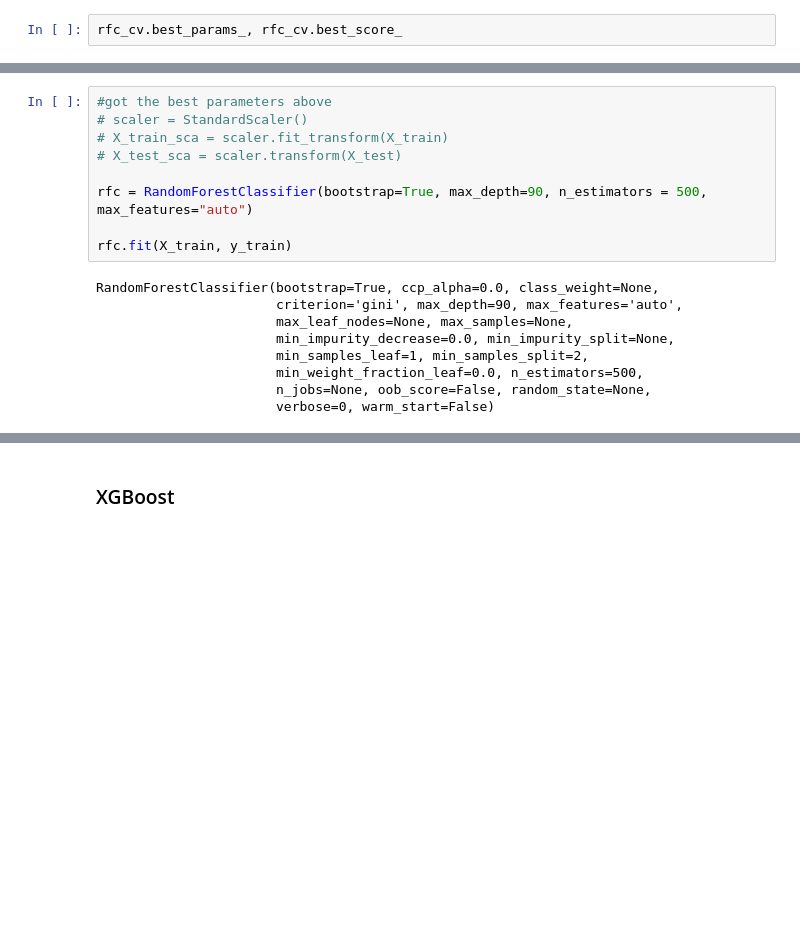
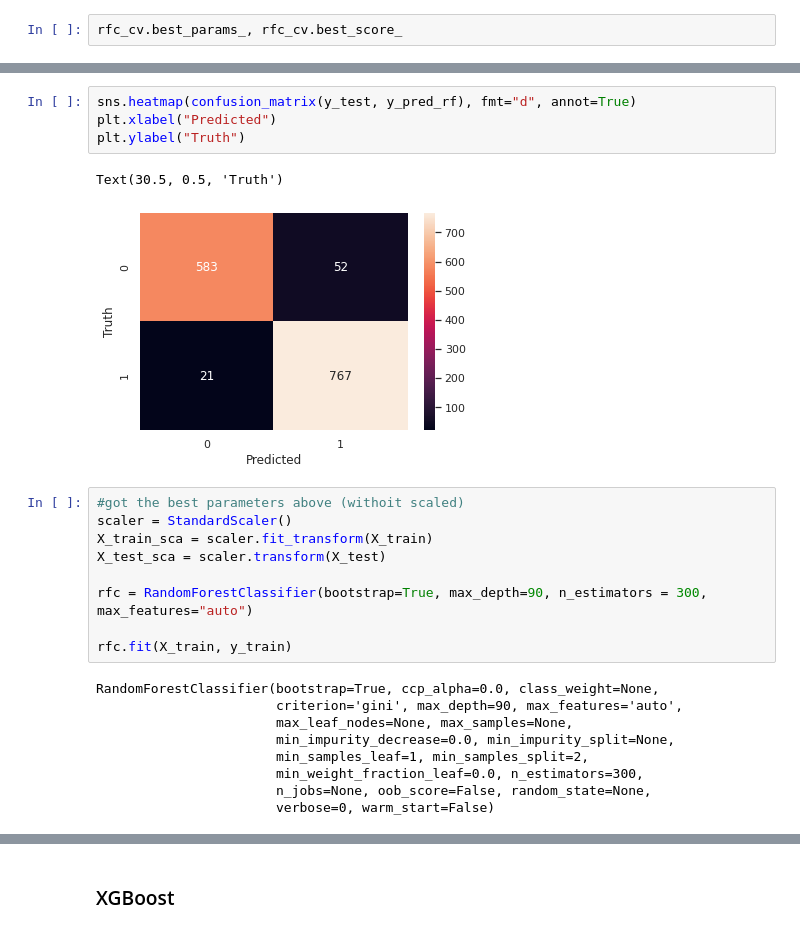
Before and after one commit to pudja2001/churn-prediction, a Jupyter notebook: Churn_Prediction.ipynb, the cells around one changed output, grey strips where cells are left out. Cells and saved outputs as stored; diff of their text form; blank space fills up the shorter version.

```diff
--- a/Churn_Prediction.ipynb
+++ b/Churn_Prediction.ipynb
@@ -667,10 +799,17 @@ rfc_cv.best_params_, rfc_cv.best_score_
+# %%
+sns.heatmap(confusion_matrix(y_test, y_pred_rf), fmt="d", annot=True)
+plt.xlabel("Predicted")
+plt.ylabel("Truth")
+# %% [output]
+Text(30.5, 0.5, 'Truth')
+[figure, added]
 # %%
-#got the best parameters above
-# scaler = StandardScaler()
-# X_train_sca = scaler.fit_transform(X_train)
-# X_test_sca = scaler.transform(X_test)
+#got the best parameters above (withoit scaled)
+scaler = StandardScaler()
+X_train_sca = scaler.fit_transform(X_train)
+X_test_sca = scaler.transform(X_test)
 
-rfc = RandomForestClassifier(bootstrap=True, max_depth=90, n_estimators = 500, max_features="auto")
+rfc = RandomForestClassifier(bootstrap=True, max_depth=90, n_estimators = 300, max_features="auto")
 
 rfc.fit(X_train, y_train)
 # %% [output]
@@ -679,7 +818,7 @@ RandomForestClassifier(bootstrap=True, ccp_alpha=0.0, class_weight=None,
                        max_leaf_nodes=None, max_samples=None,
                        min_impurity_decrease=0.0, min_impurity_split=None,
                        min_samples_leaf=1, min_samples_split=2,
-                       min_weight_fraction_leaf=0.0, n_estimators=500,
+                       min_weight_fraction_leaf=0.0, n_estimators=300,
                        n_jobs=None, oob_score=False, random_state=None,
                        verbose=0, warm_start=False)
 # %%
```
Also changed, not shown: parts of 78 cells of this notebook.
